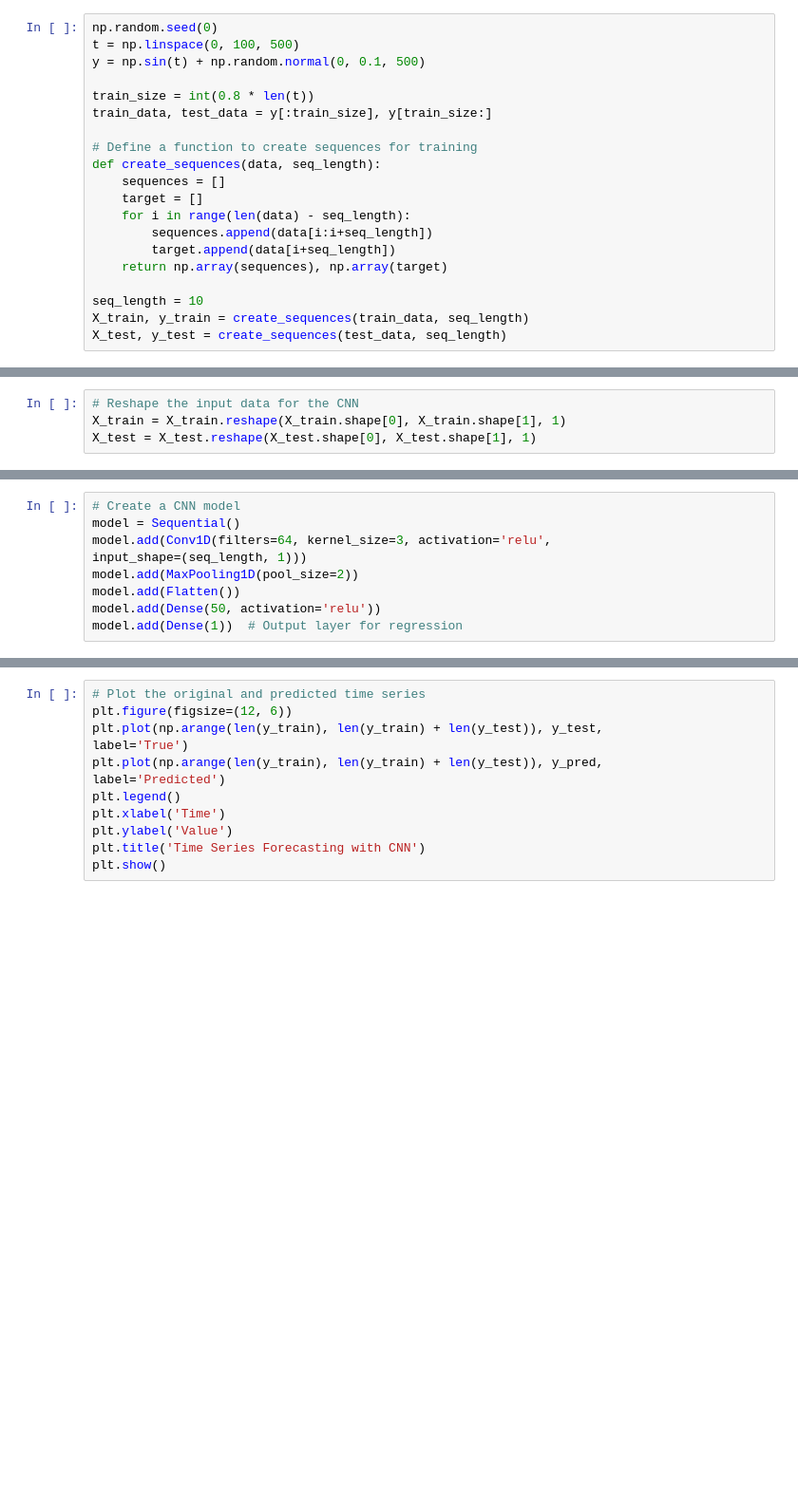
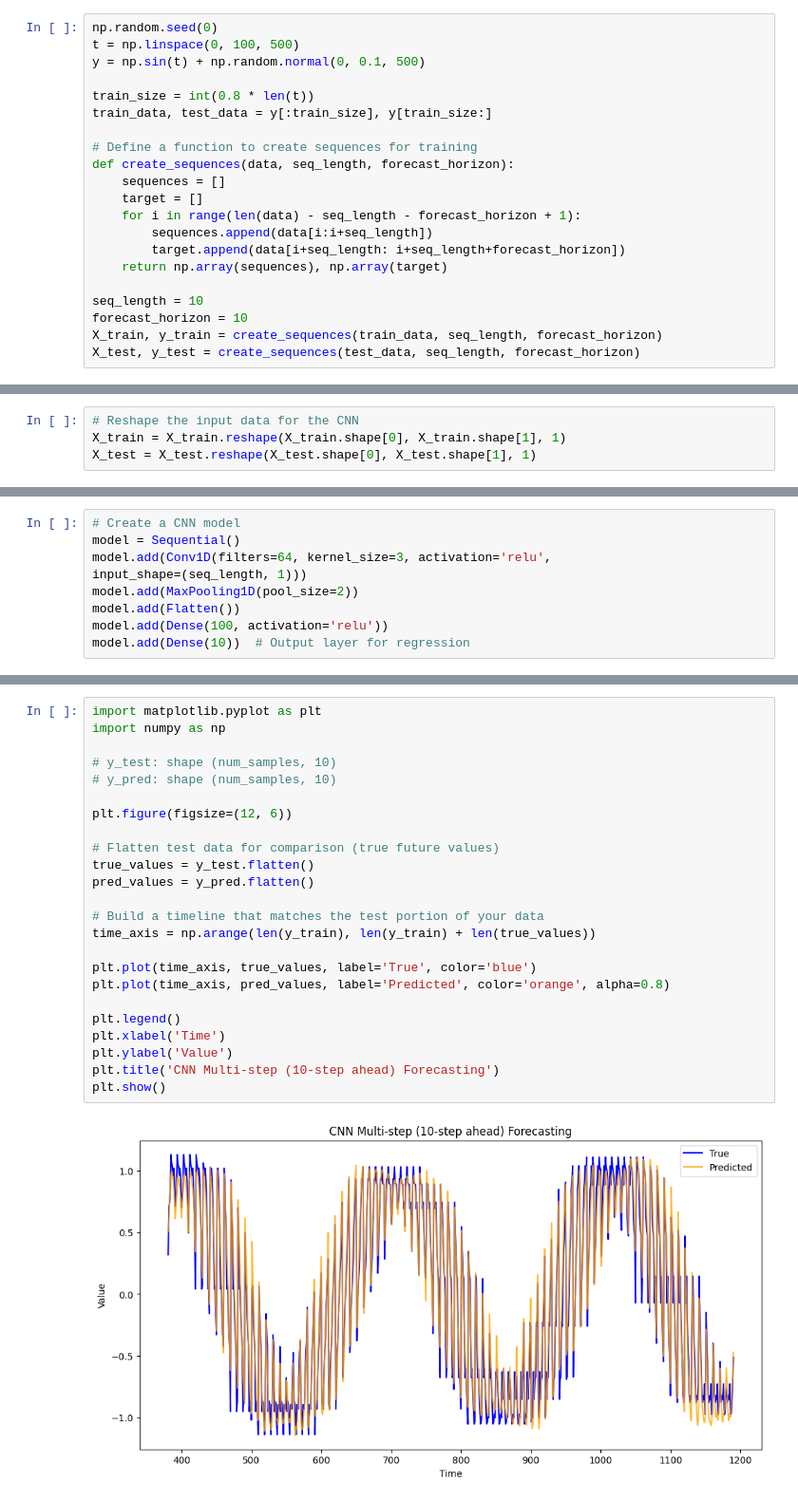
Before and after one commit to adharshr15/AFTAC-DL, a Jupyter notebook: soh-model/simple_model.ipynb, the cells around one changed output, grey strips where cells are left out. Shown at 95% size. Drawn from its saved outputs; the diff is of its cells as text; blank space fills up the shorter version.

Commit message:
basic CNN and data splits

```diff
--- a/soh-model/simple_model.ipynb
+++ b/soh-model/simple_model.ipynb
@@ -15,14 +40,15 @@ train_size = int(0.8 * len(t))
 train_data, test_data = y[:train_size], y[train_size:]
 
 # Define a function to create sequences for training
-def create_sequences(data, seq_length):
+def create_sequences(data, seq_length, forecast_horizon):
     sequences = []
     target = []
-    for i in range(len(data) - seq_length):
+    for i in range(len(data) - seq_length - forecast_horizon + 1):
         sequences.append(data[i:i+seq_length])
-        target.append(data[i+seq_length])
+        target.append(data[i+seq_length: i+seq_length+forecast_horizon])
     return np.array(sequences), np.array(target)
 
 seq_length = 10
-X_train, y_train = create_sequences(train_data, seq_length)
-X_test, y_test = create_sequences(test_data, seq_length)
+forecast_horizon = 10
+X_train, y_train = create_sequences(train_data, seq_length, forecast_horizon)
+X_test, y_test = create_sequences(test_data, seq_length, forecast_horizon)
@@ -37,8 +71,8 @@ model.add(Conv1D(filters=64, kernel_size=3, activation='relu',
 input_shape=(seq_length, 1)))
 model.add(MaxPooling1D(pool_size=2))
 model.add(Flatten())
-model.add(Dense(50, activation='relu'))
-model.add(Dense(1))  # Output layer for regression
+model.add(Dense(100, activation='relu'))
+model.add(Dense(10))  # Output layer for regression
 # %%
 # Compile the model
 # Mean Squared Error for regression
@@ -53,12 +105,26 @@ y_pred = model.predict(X_test)
 # %%
-# Plot the original and predicted time series
+import matplotlib.pyplot as plt
+import numpy as np
+
+# y_test: shape (num_samples, 10)
+# y_pred: shape (num_samples, 10)
+
 plt.figure(figsize=(12, 6))
-plt.plot(np.arange(len(y_train), len(y_train) + len(y_test)), y_test,
-label='True')
-plt.plot(np.arange(len(y_train), len(y_train) + len(y_test)), y_pred,
-label='Predicted')
+
+# Flatten test data for comparison (true future values)
+true_values = y_test.flatten()
+pred_values = y_pred.flatten()
+
+# Build a timeline that matches the test portion of your data
+time_axis = np.arange(len(y_train), len(y_train) + len(true_values))
+
+plt.plot(time_axis, true_values, label='True', color='blue')
+plt.plot(time_axis, pred_values, label='Predicted', color='orange', alpha=0.8)
+
 plt.legend()
 plt.xlabel('Time')
 plt.ylabel('Value')
-plt.title('Time Series Forecasting with CNN')
+plt.title('CNN Multi-step (10-step ahead) Forecasting')
 plt.show()
+# %% [output]
+[figure, added]
```
Also changed, not shown: parts of 5 cells of this notebook, 2 other files.
